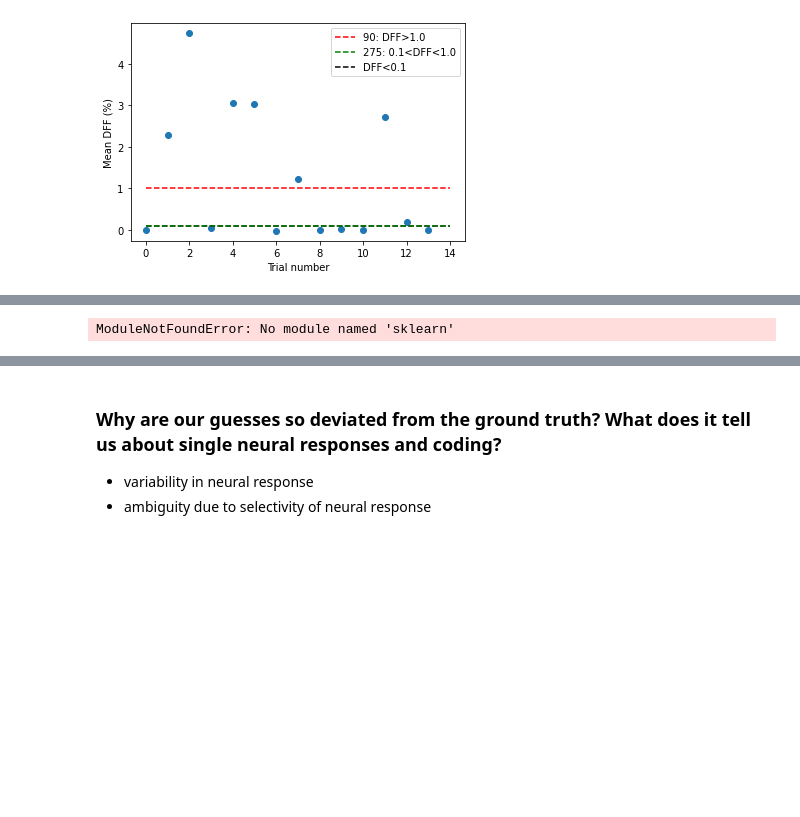
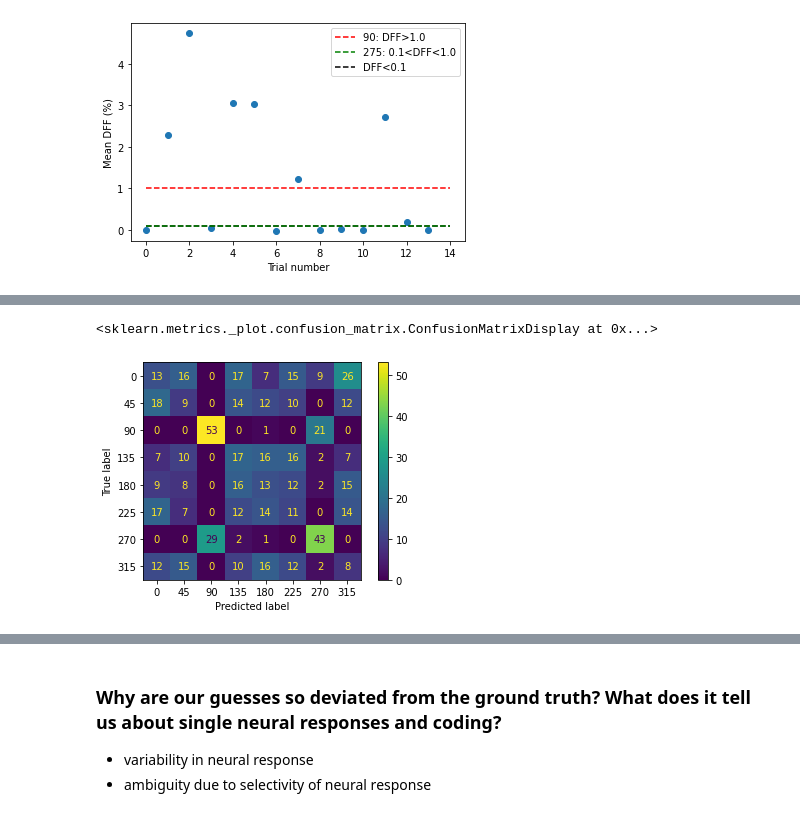
Before and after one commit to AllenSWDB/TReND_2024, a Jupyter notebook: code/Day 2 - neural variability.ipynb, the cells around one changed output, grey strips where cells are left out. Drawn from its saved outputs; the diff is of its cells as text; code cells hidden in the pictures; blank space fills up the shorter version.

```diff
--- a/code/Day 2 - neural variability.ipynb
+++ b/code/Day 2 - neural variability.ipynb
@@ -232,6 +232,10 @@ plt.legend()
 # %%
 # confusion matrix
-from sklearn.metrics import confusion_matrix
-confusion_matrix(stim_table.orientation, ori_heuristic_cell1)
+from sklearn.metrics import confusion_matrix, ConfusionMatrixDisplay
+cm = confusion_matrix(stim_table.orientation.fillna(0).astype(int), ori_heuristic_cell1)
+disp = ConfusionMatrixDisplay(confusion_matrix=cm,
+                              display_labels=np.arange(0, 360, 45))
+disp.plot()
 # %% [output]
-ModuleNotFoundError: No module named 'sklearn'
+<sklearn.metrics._plot.confusion_matrix.ConfusionMatrixDisplay at 0x...>
+[figure, added]
```
Also changed, not shown: parts of 3 cells of this notebook, 1 other file.
